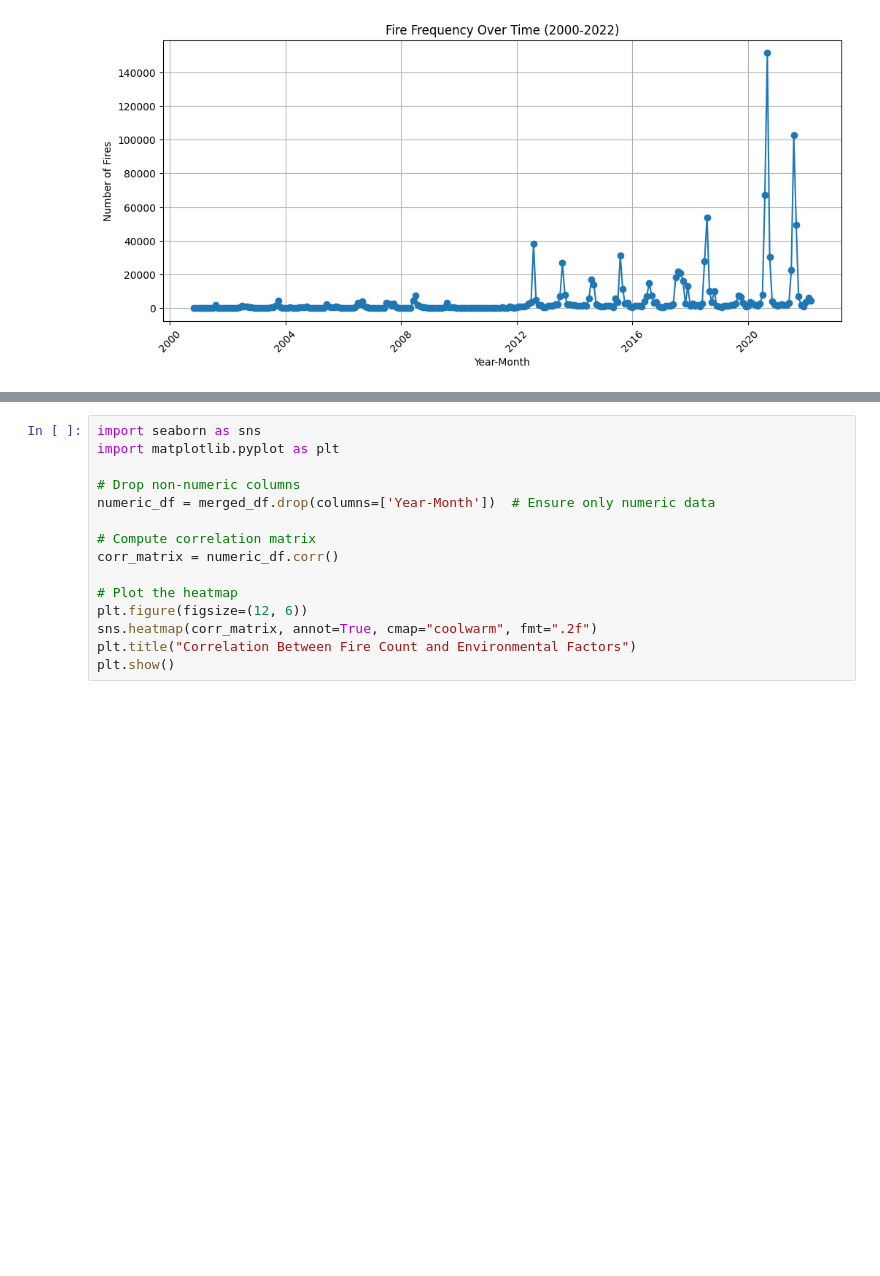
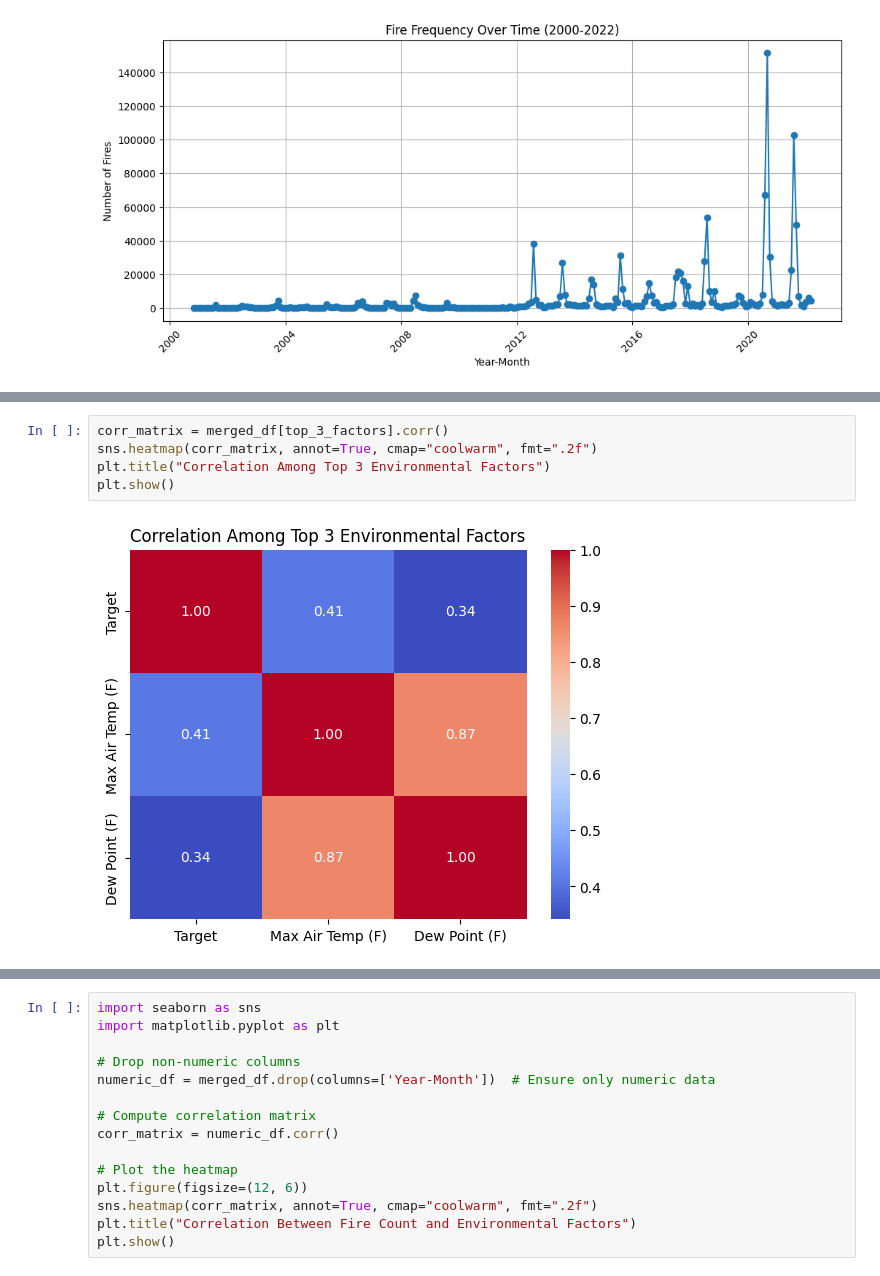
Before and after one commit to yc8272/COGS219Final, a Jupyter notebook: fre_env.ipynb, the cells around one changed output, grey strips where cells are left out. Saved outputs shown, nothing was run; the diff lists cells and outputs as text; blank space fills up the shorter version.

```diff
--- a/fre_env.ipynb
+++ b/fre_env.ipynb
@@ -118,0 +175,7 @@ Merged Data Shape: (33, 18)
+# %%
+corr_matrix = merged_df[top_3_factors].corr()
+sns.heatmap(corr_matrix, annot=True, cmap="coolwarm", fmt=".2f")
+plt.title("Correlation Among Top 3 Environmental Factors")
+plt.show()
+# %% [output]
+[figure, added]
```
Also changed, not shown: parts of 14 cells of this notebook, 2 other files.
